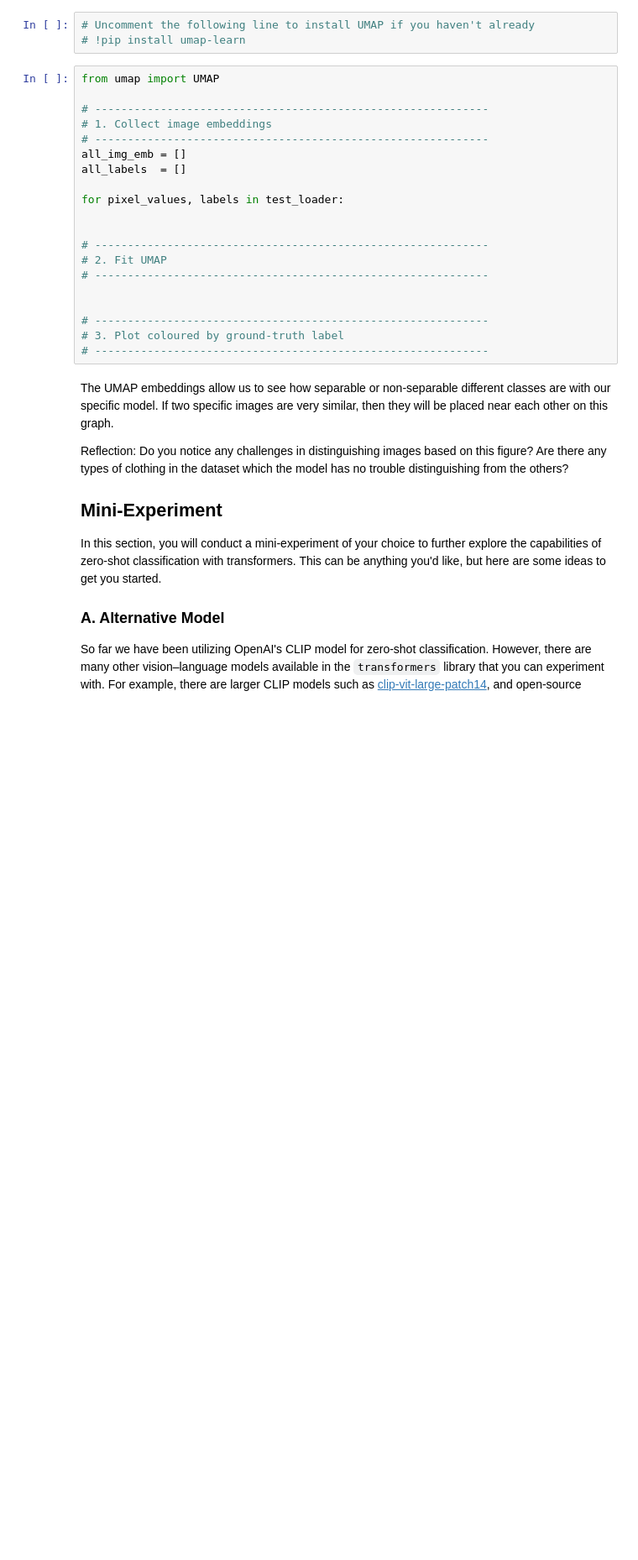
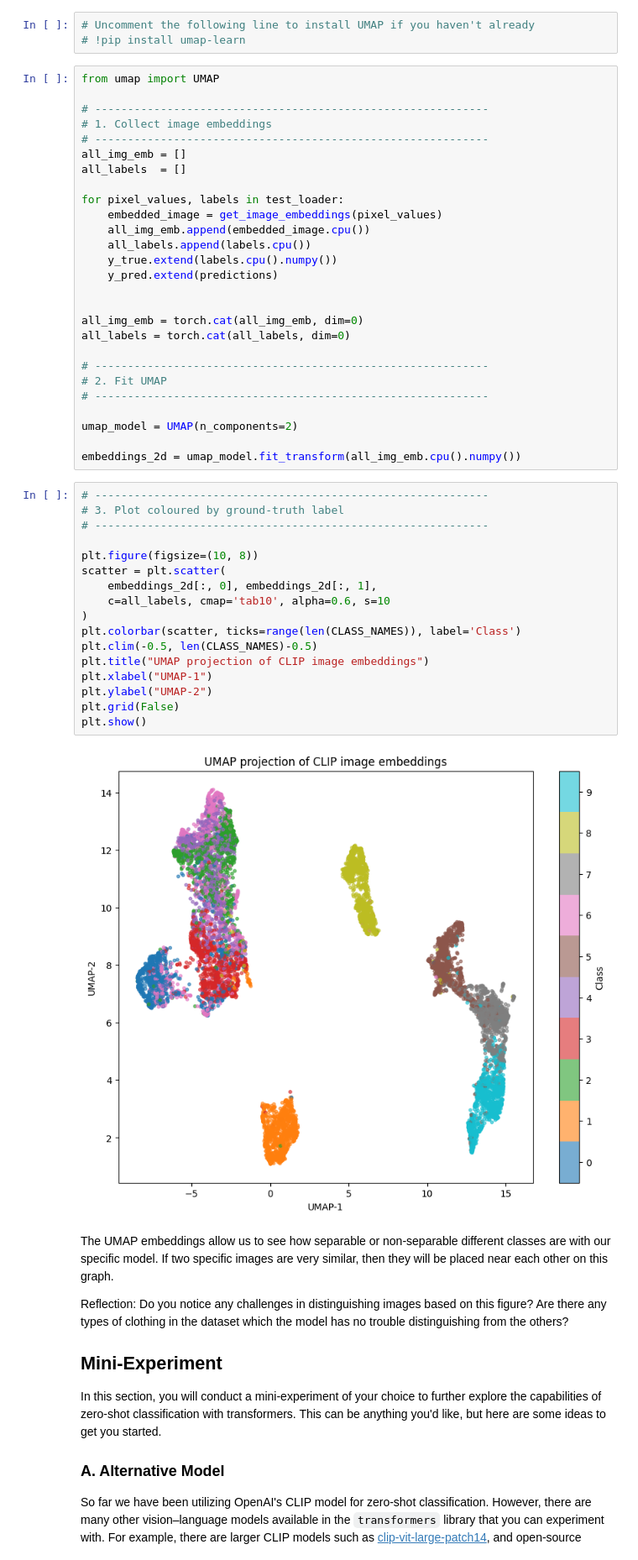
Before and after one commit to eternal-loading-screen/deep_learning, a Jupyter notebook: 02_activities/assignments/assignment_2.ipynb, the cells around one changed output. Shown at 84% size. Saved outputs shown, nothing was run; the diff lists cells and outputs as text; blank space fills up the shorter version.

```diff
--- a/02_activities/assignments/assignment_2.ipynb
+++ b/02_activities/assignments/assignment_2.ipynb
@@ -334,16 +334,42 @@ all_img_emb = []
 all_labels  = []
 
 for pixel_values, labels in test_loader:
+    embedded_image = get_image_embeddings(pixel_values)
+    all_img_emb.append(embedded_image.cpu())
+    all_labels.append(labels.cpu())
+    y_true.extend(labels.cpu().numpy())
+    y_pred.extend(predictions)
 
+
+all_img_emb = torch.cat(all_img_emb, dim=0)
+all_labels = torch.cat(all_labels, dim=0)
 
 # ------------------------------------------------------------
 # 2. Fit UMAP
 # ------------------------------------------------------------
 
+umap_model = UMAP(n_components=2)
 
-# ------------------------------------------------------------
-# 3. Plot coloured by ground-truth label
-# ------------------------------------------------------------
+embeddings_2d = umap_model.fit_transform(all_img_emb.cpu().numpy())
+# %%
+# ------------------------------------------------------------
+# 3. Plot coloured by ground-truth label
+# ------------------------------------------------------------
+
+plt.figure(figsize=(10, 8))
+scatter = plt.scatter(
+    embeddings_2d[:, 0], embeddings_2d[:, 1],
+    c=all_labels, cmap='tab10', alpha=0.6, s=10
+)
+plt.colorbar(scatter, ticks=range(len(CLASS_NAMES)), label='Class')
+plt.clim(-0.5, len(CLASS_NAMES)-0.5)
+plt.title("UMAP projection of CLIP image embeddings")
+plt.xlabel("UMAP-1")
+plt.ylabel("UMAP-2")
+plt.grid(False)
+plt.show()
+# %% [output]
+[figure, added]
 # %% [markdown]
 The UMAP embeddings allow us to see how separable or non-separable different classes are with our specific model. If two specific images are very similar, then they will be placed near each other on this graph.
 
```
Also changed, not shown: parts of 4 cells of this notebook.
